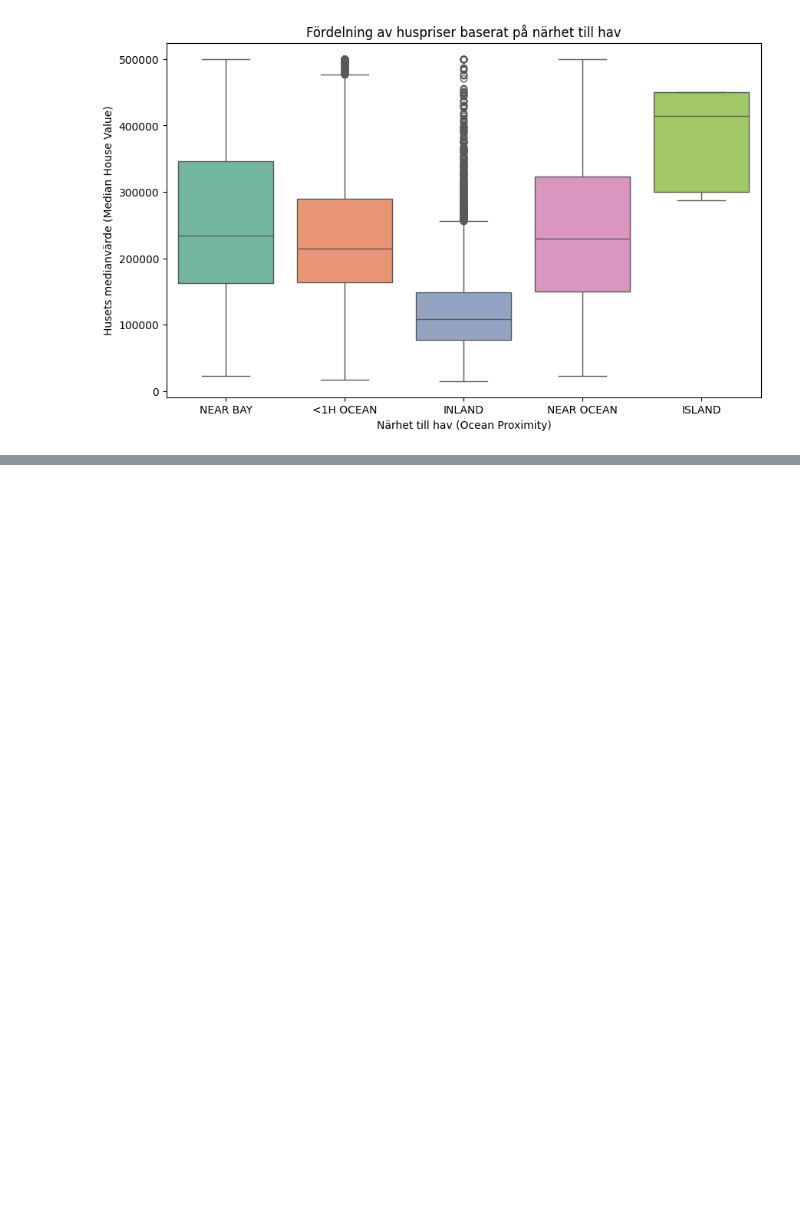
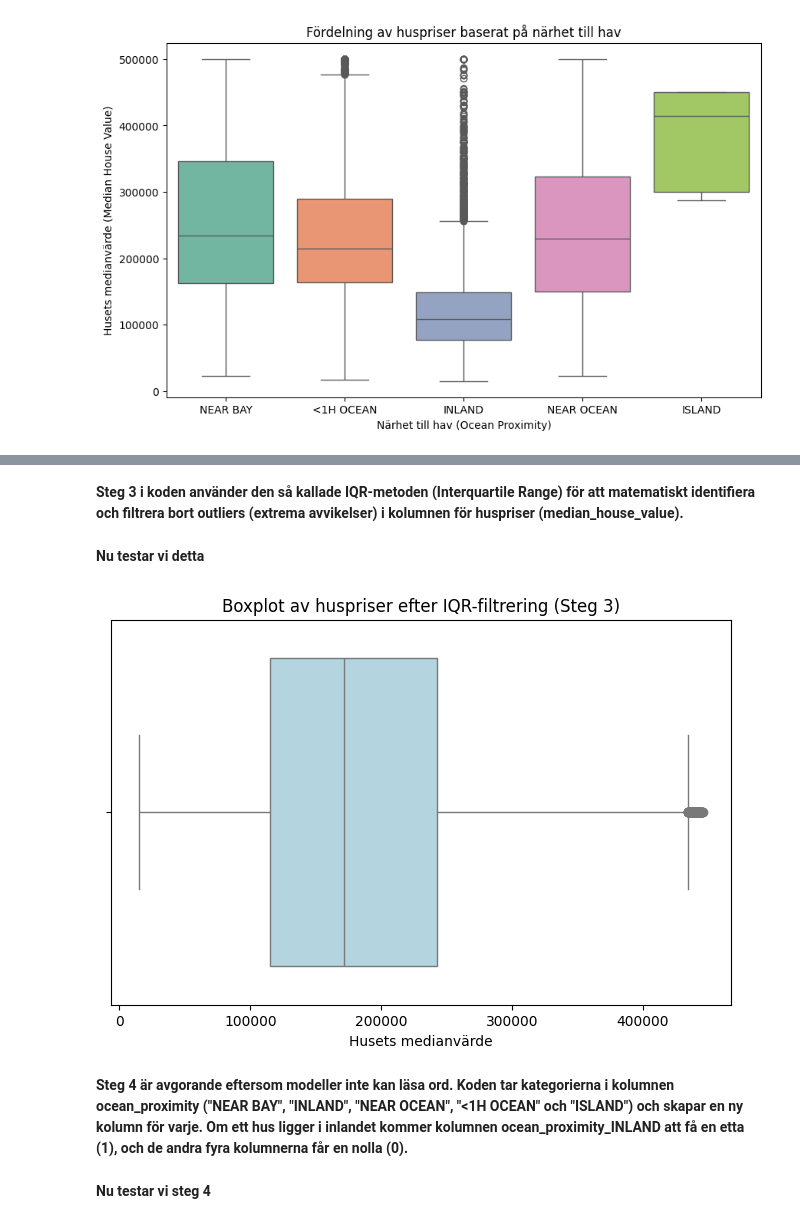
Before and after one commit to tompat1/EDA_pyhon_housing, a Jupyter notebook: EDA_housing.ipynb, the cells around one changed output, grey strips where cells are left out. Drawn from its saved outputs; the diff is of its cells as text; code cells hidden in the pictures; blank space fills up the shorter version.

```diff
--- a/EDA_housing.ipynb
+++ b/EDA_housing.ipynb
@@ -55,3 +61,0 @@ memory usage: 1.6 MB
-# %%
-# Ett vanligt sätt att hantera saknade numeriska värden är att fylla dem med medianen:
-df['total_bedrooms'].fillna(df['total_bedrooms'].median(), inplace=True)
@@ -146,0 +164,4 @@ Efter att du städat bort de artificiella takvärdena bör du applicera IQR-meto
+# %%
+# --- 1. Filtrera bort takvärden ---
+# Tar bort alla rader där huspriset har registrerats som exakt 500001.0
+df = df[df['median_house_value'] != 500001.0]
@@ -146,0 +178,8 @@ Efter att du städat bort de artificiella takvärdena bör du applicera IQR-meto
+# %%
+# --- 2. Imputering av saknade sovrum --det finns 207 saknade värden i total_bedrooms ---
+
+# Räknar ut medianen
+median_bedrooms = df['total_bedrooms'].median()
+
+# Skriver över kolumnen istället för att använda inplace=True
+df['total_bedrooms'] = df['total_bedrooms'].fillna(median_bedrooms)
@@ -146,0 +203,26 @@ Efter att du städat bort de artificiella takvärdena bör du applicera IQR-meto
+# %% [markdown]
+**Steg 3 i koden använder den så kallade IQR-metoden (Interquartile Range) för att matematiskt identifiera och filtrera bort outliers (extrema avvikelser) i kolumnen för huspriser (median_house_value).**
+# %%
+# --- 3. Filtrera ut outliers (IQR-metoden på huspriser) ---
+# Beräknar gränser för vad som är extrema huspriser och behåller bara normala värden
+Q1 = df['median_house_value'].quantile(0.25)
+Q3 = df['median_house_value'].quantile(0.75)
+IQR = Q3 - Q1
+nedre_grans = Q1 - 1.5 * IQR
+ovre_grans = Q3 + 1.5 * IQR
+
+# Sparar över df med enbart de rader som ligger INNANFÖR gränserna
+df = df[(df['median_house_value'] >= nedre_grans) & (df['median_house_value'] <= ovre_grans)]
+# %% [markdown]
+**Nu testar vi detta**
+# %%
+plt.figure(figsize=(8, 5))
+# Ritar ett boxplot för alla huspriser
+sns.boxplot(x=df['median_house_value'], color='lightblue')
+plt.title('Boxplot av huspriser efter IQR-filtrering (Steg 3)')
+plt.xlabel('Husets medianvärde')
+plt.show()
+# %% [output]
+[figure, added]
+# %% [markdown]
+**Steg 4 är avgorande eftersom modeller inte kan läsa ord. Koden tar kategorierna i kolumnen ocean_proximity ("NEAR BAY", "INLAND", "NEAR OCEAN", "<1H OCEAN" och "ISLAND") och skapar en ny kolumn för varje. Om ett hus ligger i inlandet kommer kolumnen ocean_proximity_INLAND att få en etta (1), och de andra fyra kolumnerna får en nolla (0).**
@@ -146,0 +234,2 @@ Efter att du städat bort de artificiella takvärdena bör du applicera IQR-meto
+# %% [markdown]
+**Nu testar vi steg 4**
```
Also changed, not shown: parts of 23 cells of this notebook.
